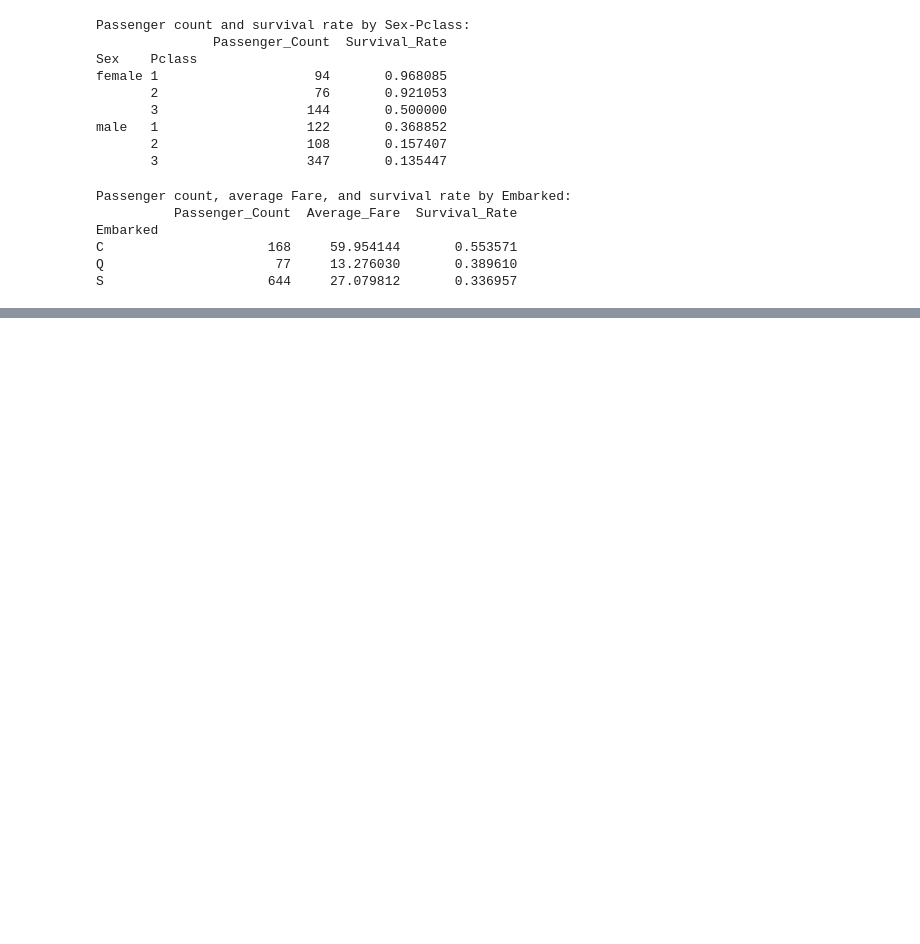
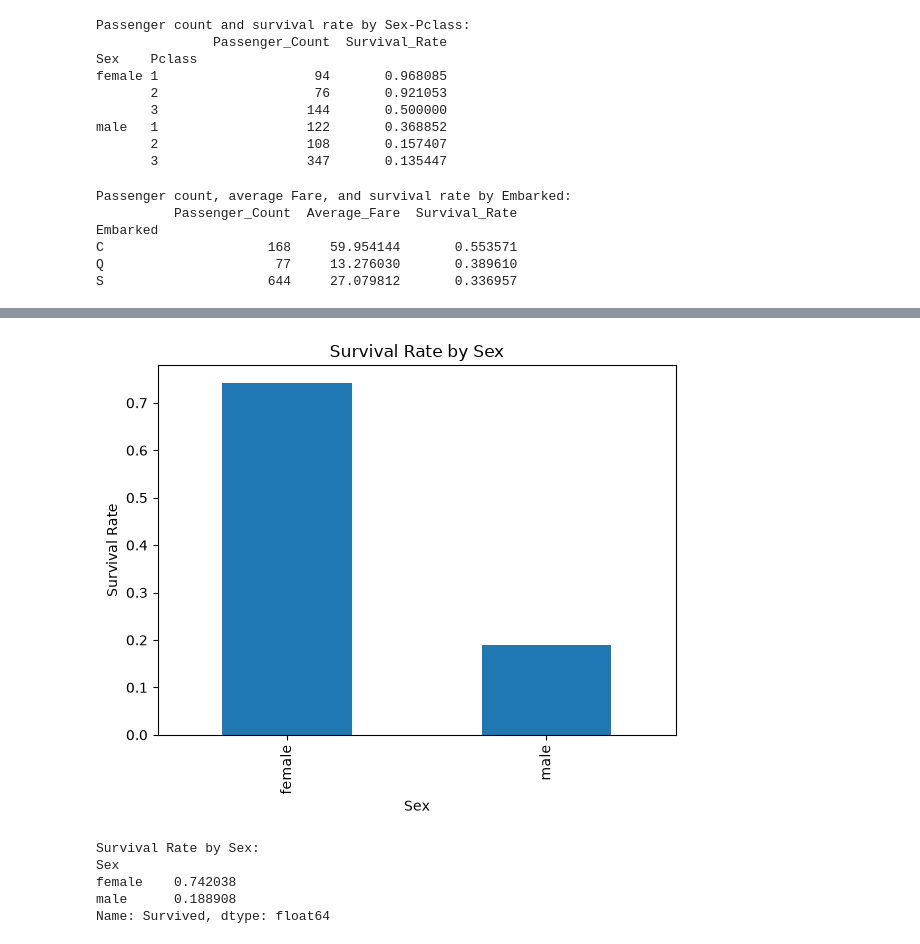
Before and after one commit to aaryaa30/202618036_AryaSuthar_DS605, a Jupyter notebook: 202618036_LAB02_DS605/202618036_LAB02_DS605.ipynb, the cells around one changed output, grey strips where cells are left out. Cells and saved outputs as stored; diff of their text form; code cells hidden in the pictures; blank space fills up the shorter version.

```diff
--- a/202618036_LAB02_DS605/202618036_LAB02_DS605.ipynb
+++ b/202618036_LAB02_DS605/202618036_LAB02_DS605.ipynb
@@ -659,0 +872,25 @@ S                     644     27.079812       0.336957
+# %%
+#Plot the survival rate by Sex and report the male/female survival rates.
+survival_sex = df.groupby("Sex")["Survived"].mean()
+
+plt.figure(figsize=(6, 5))
+
+survival_sex.plot(kind="bar")
+
+plt.title("Survival Rate by Sex")
+plt.xlabel("Sex")
+plt.ylabel("Survival Rate")
+
+plt.tight_layout()
+plt.savefig("survival_rate_by_sex.png")
+plt.show()
+
+print("Survival Rate by Sex:")
+print(survival_sex)
+# %% [output]
+[figure, added]
+Survival Rate by Sex:
+Sex
+female    0.742038
+male      0.188908
+Name: Survived, dtype: float64
```
Also changed, not shown: parts of 18 cells of this notebook, 6 other files.
